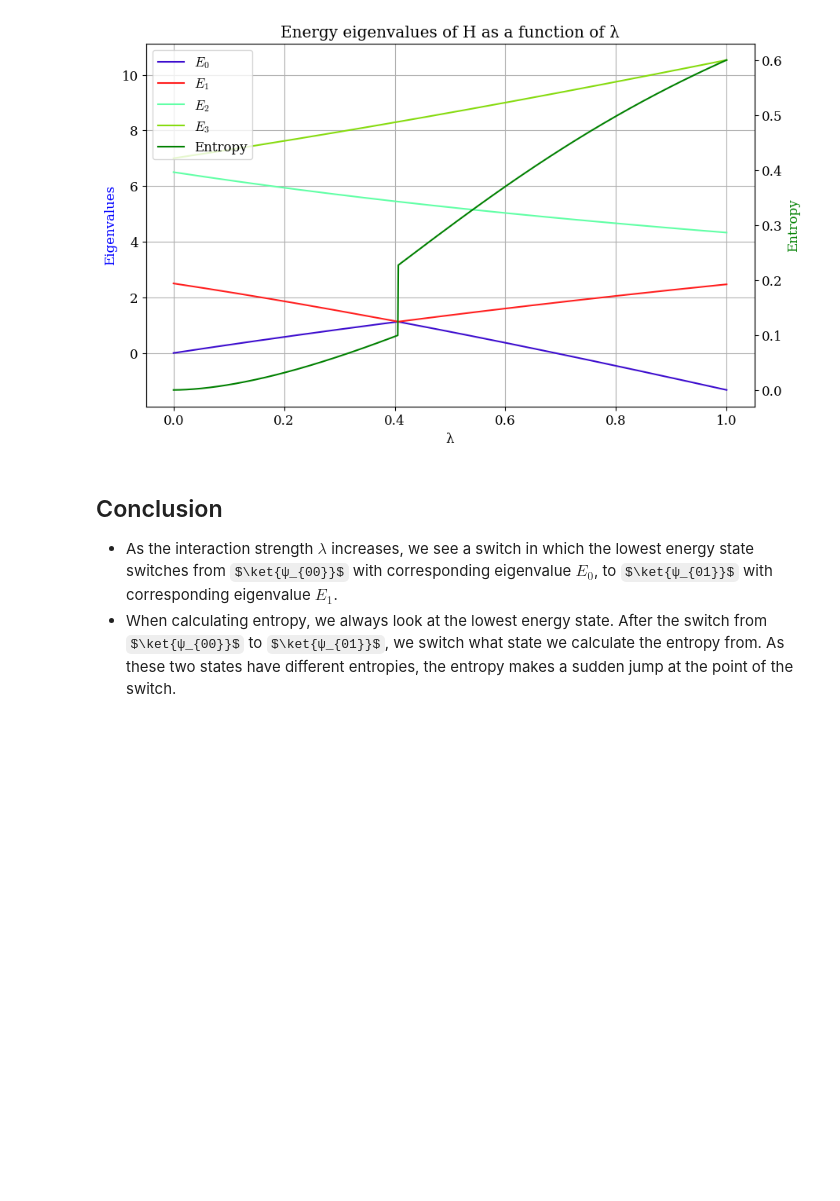
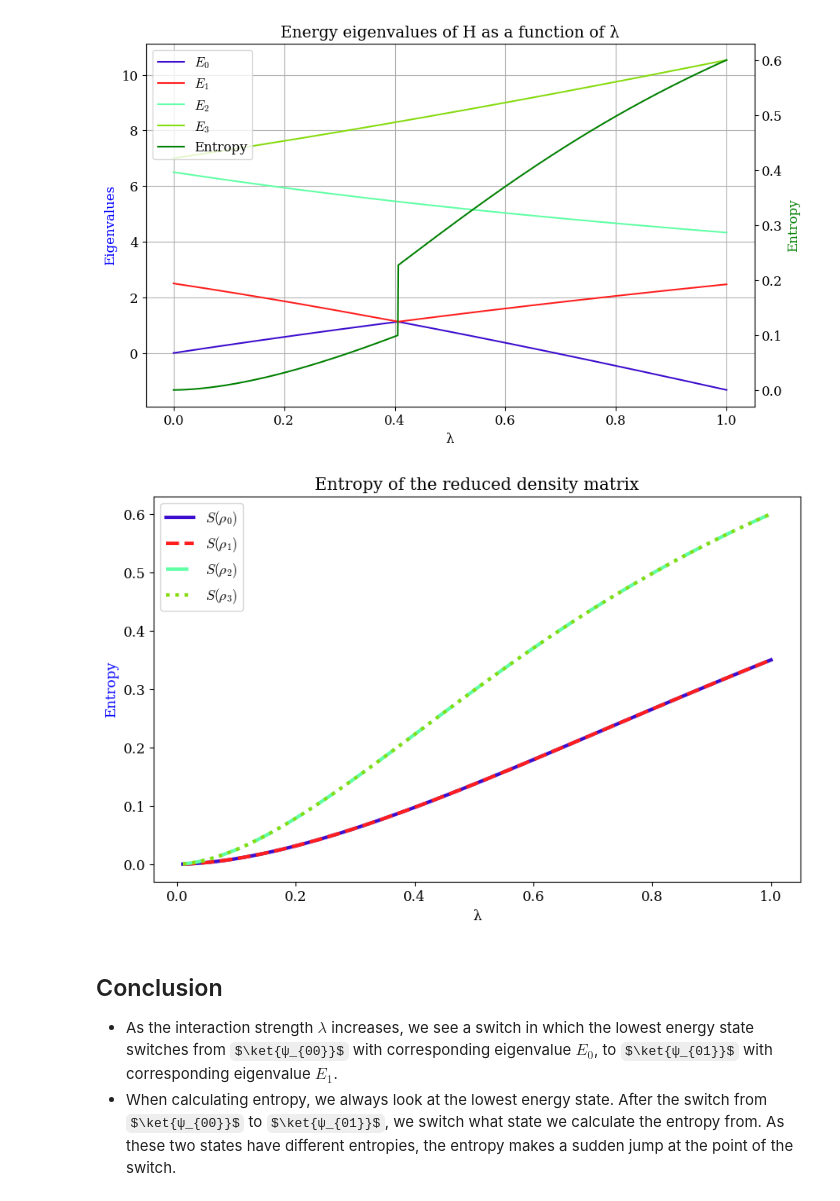
Before and after one commit to Oskar-Idland/FYS5419-Quantum-Computing-and-Quantum-Machine-Learning, a Jupyter notebook: Project_1/Project_1.ipynb, the cells around one changed output. Cells and saved outputs as stored; diff of their text form; code cells hidden in the pictures; some formulas as TeX source; blank space fills up the shorter version.

```diff
--- a/Project_1/Project_1.ipynb
+++ b/Project_1/Project_1.ipynb
@@ -825,6 +958,31 @@ plt.legend(lines_energy + lines_entropy, labels_energy + labels_entropy)
 plt.show()
 # %% [output]
 [figure]
+# %%
+n = 100
+lambdas = np.linspace(0, 1, n)
+entropy_0 = [entropy_state(0, λ) for λ in lambdas]
+entropy_1 = [entropy_state(1, λ) for λ in lambdas]
+entropy_2 = [entropy_state(2, λ) for λ in lambdas]
+entropy_3 = [entropy_state(3, λ) for λ in lambdas]
+
+energy_eigvals = np.array([energy_eigenvalues(λ) for λ in lambdas])
+
+E0 = energy_eigvals[:, 0]
+E1 = energy_eigvals[:, 1]
+
+
+plt.plot(lambdas, entropy_0, label=r'$S(ρ_0)$', linewidth = 3, linestyle='-')
+plt.plot(lambdas, entropy_1, label=r'$S(ρ_1)$', linewidth = 3, linestyle='--')
+plt.plot(lambdas, entropy_2, label=r'$S(ρ_2)$', linewidth = 3, linestyle='-.')
+plt.plot(lambdas, entropy_3, label=r'$S(ρ_3)$', linewidth = 3, linestyle=':')
+plt.ylabel('Entropy')
+plt.xlabel('λ')
+plt.title('Entropy of the reduced density matrix')
+plt.legend()
+plt.show()
+# %% [output]
+[figure, added]
 # %% [markdown]
 ## Conclusion
 - As the interaction strength $λ$ increases, we see a switch in which the lowest energy state switches from $\ket{ψ_{00}}$ with corresponding eigenvalue $E_0$, to $\ket{ψ_{01}}$ with corresponding eigenvalue $E_1$.
```
Also changed, not shown: parts of 17 cells of this notebook.
